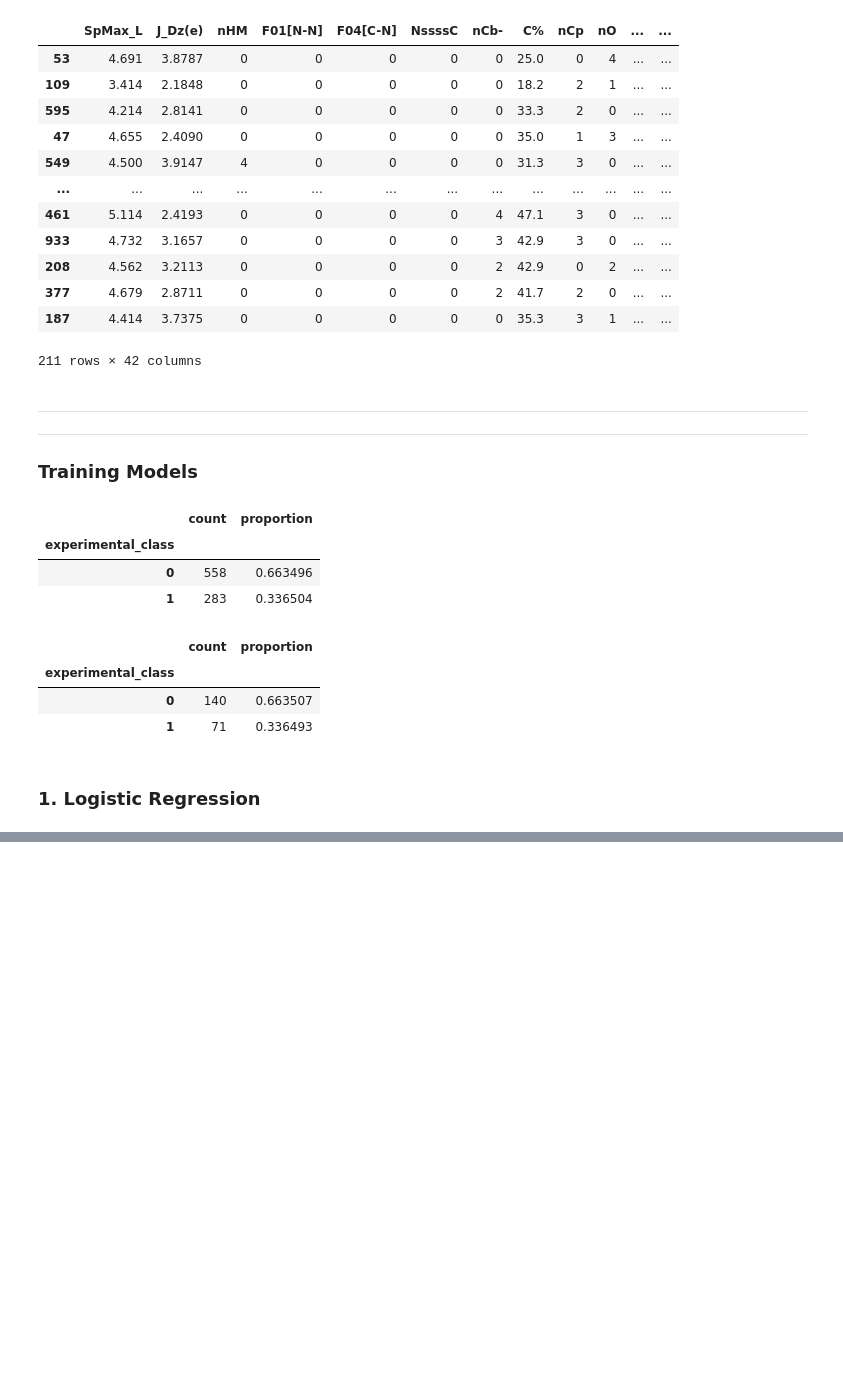
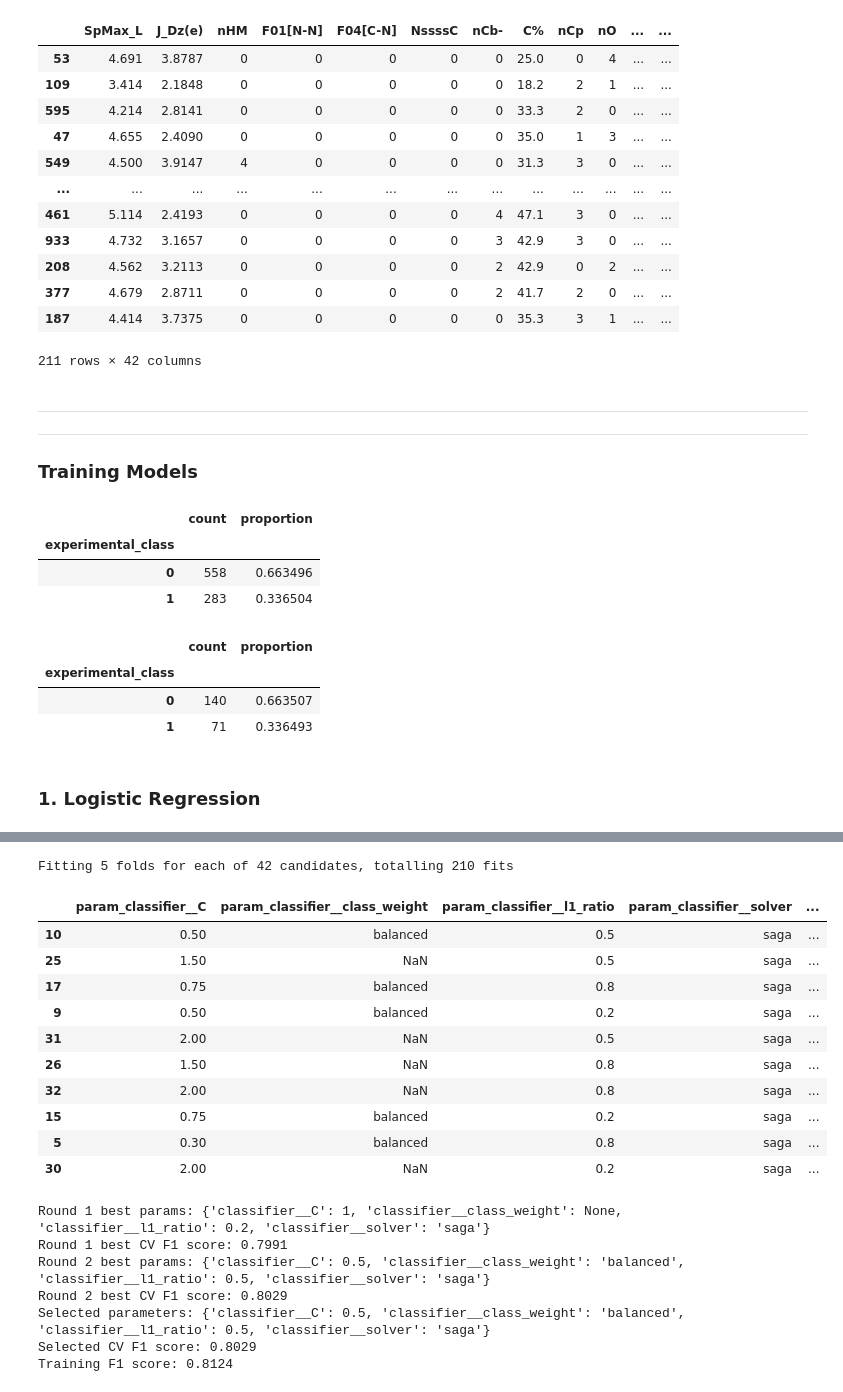
Before and after one commit to MadhurBhaiya-BITS/qsar-biodegradation-classifier, a Jupyter notebook: qsar_classifier.ipynb, the cells around one changed output, grey strips where cells are left out. Saved outputs shown, nothing was run; the diff lists cells and outputs as text; code cells hidden in the pictures; blank space fills up the shorter version.

```diff
--- a/qsar_classifier.ipynb
+++ b/qsar_classifier.ipynb
@@ -375,6 +375,9 @@ cv_strat = StratifiedKFold(n_splits=5, shuffle=True, random_state=552)
 
 # F1 score would be better measure here than accuracy (because of class imbalance)
 SCORING_MEASURE = "f1"
+
+# Best (tuned) pipeline of each model is collected here, for evaluation and saving later
+best_models = {}
 # %% [output]
 |  | count | proportion |
 | experimental_class |  |  |
@@ -470,0 +469,73 @@ Best CV F1 score: 0.7991
+# %%
+# Round 2: fine-tune C around 1 (the best value from round 1)
+# Round 1 showed that L1, L2 and Elastic Net score almost the same, so only the saga grid
+# (which covers the Elastic Net mix) is searched here, to keep the run time low
+log_reg_param_grid_fine = {
+    "classifier__l1_ratio": [0.2, 0.5, 0.8],
+    "classifier__solver": ["saga"],
+    "classifier__C": [0.3, 0.5, 0.75, 1, 1.5, 2, 3],
+    "classifier__class_weight": [None, "balanced"],
+}
+
+# Total combinations = 3 * 1 * 7 * 2 = 42 combinations
+# Since we are doing 5-fold CV => 42 * 5 = 210 fits
+
+log_reg_grid_search_fine = GridSearchCV(
+    estimator=log_reg_pipe,   # same pipeline (scaler + model) as round 1
+    param_grid=log_reg_param_grid_fine,
+    cv=cv_strat,                   # reused StratifiedKFold
+    scoring=SCORING_MEASURE,       # "f1"
+    n_jobs=-1,
+    refit=True,
+    verbose=1,
+)
+log_reg_grid_search_fine.fit(X_train, y_train)
+
+# Display the top 10 combinations, one column per hyperparameter so nothing gets truncated
+log_reg_results_fine = pd.DataFrame(log_reg_grid_search_fine.cv_results_)
+log_reg_param_cols_fine = [col for col in log_reg_results_fine.columns if col.startswith("param_")]
+display(
+    log_reg_results_fine[log_reg_param_cols_fine + ["mean_test_score", "std_test_score", "rank_test_score"]]
+    .sort_values("rank_test_score")
+    .head(10)
+)
+
+# Keep whichever round found the better CV score
+print("Round 1 best params:", log_reg_grid_search.best_params_)
+print("Round 1 best CV F1 score:", round(log_reg_grid_search.best_score_, 4))
+
+print("Round 2 best params:", log_reg_grid_search_fine.best_params_)
+print("Round 2 best CV F1 score:", round(log_reg_grid_search_fine.best_score_, 4))
+
+if log_reg_grid_search_fine.best_score_ > log_reg_grid_search.best_score_:
+    log_reg_search = log_reg_grid_search_fine
+else:
+    log_reg_search = log_reg_grid_search
+
+# Training score close to the CV score means the model is not overfitting
+print("Selected parameters:", log_reg_search.best_params_)
+print("Selected CV F1 score:", round(log_reg_search.best_score_, 4))
+print("Training F1 score:", round(log_reg_search.score(X_train, y_train), 4))
+
+# best_estimator_ is the whole pipeline (scaler + model), retrained on the full training data
+best_models["Logistic Regression"] = log_reg_search.best_estimator_
+# %% [output]
+Fitting 5 folds for each of 42 candidates, totalling 210 fits
+|  | param_classifier__C | param_classifier__class_weight | param_classifier__l1_ratio | param_classifier__solver | ... |
+| 10 | 0.50 | balanced | 0.5 | saga | ... |
+| 25 | 1.50 | NaN | 0.5 | saga | ... |
+| 17 | 0.75 | balanced | 0.8 | saga | ... |
+| 9 | 0.50 | balanced | 0.2 | saga | ... |
+| 31 | 2.00 | NaN | 0.5 | saga | ... |
+| 26 | 1.50 | NaN | 0.8 | saga | ... |
+| 32 | 2.00 | NaN | 0.8 | saga | ... |
+| 15 | 0.75 | balanced | 0.2 | saga | ... |
+| 5 | 0.30 | balanced | 0.8 | saga | ... |
+| 30 | 2.00 | NaN | 0.2 | saga | ... |
+Round 1 best params: {'classifier__C': 1, 'classifier__class_weight': None, 'classifier__l1_ratio': 0.2, 'classifier__solver': 'saga'}
+Round 1 best CV F1 score: 0.7991
+Round 2 best params: {'classifier__C': 0.5, 'classifier__class_weight': 'balanced', 'classifier__l1_ratio': 0.5, 'classifier__solver': 'saga'}
+Round 2 best CV F1 score: 0.8029
+Selected parameters: {'classifier__C': 0.5, 'classifier__class_weight': 'balanced', 'classifier__l1_ratio': 0.5, 'classifier__solver': 'saga'}
+Selected CV F1 score: 0.8029
+Training F1 score: 0.8124
```
Also changed, not shown: parts of 2 cells of this notebook.
